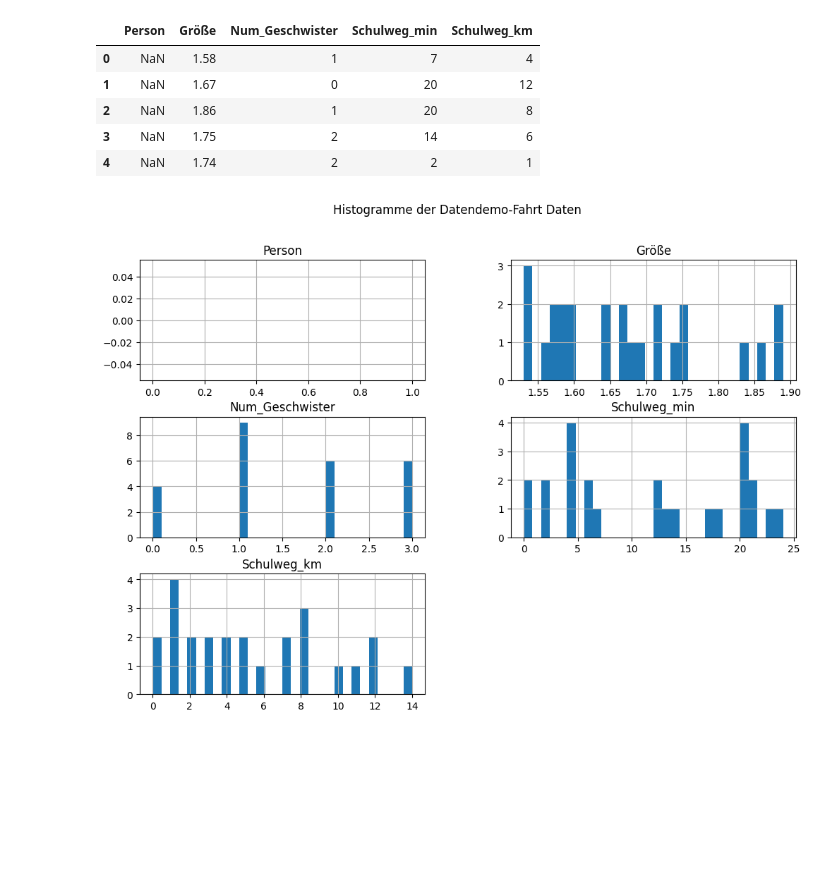
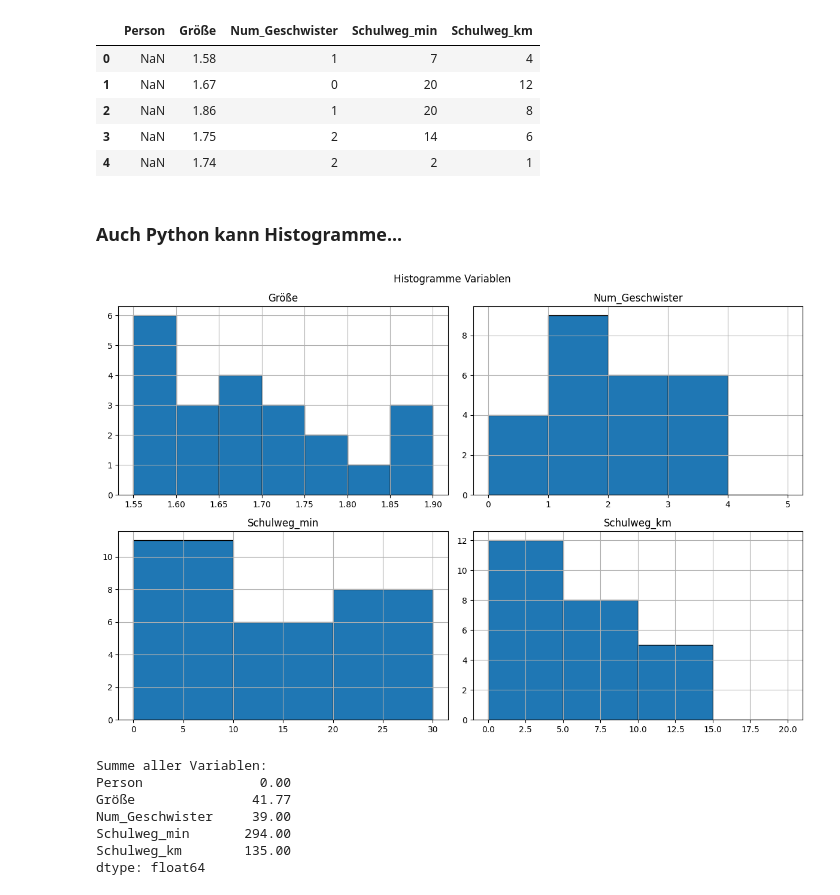
Before and after one commit to mayerhoffer/inequality-education, a Jupyter notebook: gini-calculation.ipynb, the cells around one changed output. Saved outputs shown, nothing was run; the diff lists cells and outputs as text; code cells hidden in the pictures; blank space fills up the shorter version.

```diff
--- a/gini-calculation.ipynb
+++ b/gini-calculation.ipynb
@@ -16,12 +28,48 @@ display(df.head())
 | 2 | NaN | 1.86 | 1 | 20 | 8 |
 | 3 | NaN | 1.75 | 2 | 14 | 6 |
 | 4 | NaN | 1.74 | 2 | 2 | 1 |
-# %%
-def plot_histograms(dataframe, title):
-    dataframe.hist(figsize=(12, 8), bins=30)
-    plt.suptitle(title)
-    plt.show()
-
-plot_histograms(df, "Histogramme der Datendemo-Fahrt Daten")
-# %% [output]
-[figure, removed]
+# %% [markdown]
+### Auch Python kann Histogramme...
+# %%
+# Plot histograms of numerical variables with custom bins
+def plot_histograms(dataframe, title):
+    fig, axes = plt.subplots(2, 2, figsize=(12, 8))
+
+    # Größe
+    bins = [1.55, 1.60, 1.65, 1.70, 1.75, 1.80, 1.85, 1.90, np.inf]
+    dataframe["Größe"].hist(ax=axes[0, 0], bins=bins, edgecolor='black')
+    axes[0, 0].set_title("Größe")
+
+    # Num_Geschwister
+    bins = [0, 1, 2, 3, 4, 5, np.inf] #np.unique(dataframe["Num_Geschwister"].dropna().astype(int))
+    dataframe["Num_Geschwister"].hist(ax=axes[0, 1], bins=bins, edgecolor='black')
+    axes[0, 1].set_title("Num_Geschwister")
+
+    # Schulweg_min
+    bins = list(range(0, 40, 10)) + [np.inf]
+    dataframe["Schulweg_min"].hist(ax=axes[1, 0], bins=bins, edgecolor='black')
+    axes[1, 0].set_title("Schulweg_min")
+
+    # Schulweg_km
+    bins = list(range(0, 25, 5)) + [np.inf]
+    dataframe["Schulweg_km"].hist(ax=axes[1, 1], bins=bins, edgecolor='black')
+    axes[1, 1].set_title("Schulweg_km")
+
+    plt.suptitle(title)
+    plt.tight_layout()
+    plt.show()
+
+plot_histograms(df, "Histogramme Variablen")
+
+# Print sum of all variables
+print("Summe aller Variablen:")
+print(df.sum(numeric_only=True))
+# %% [output]
+[figure, added]
+Summe aller Variablen:
+Person               0.00
+Größe               41.77
+Num_Geschwister     39.00
+Schulweg_min       294.00
+Schulweg_km        135.00
+dtype: float64
```
Also changed, not shown: parts of 14 cells of this notebook, 1 other file.
